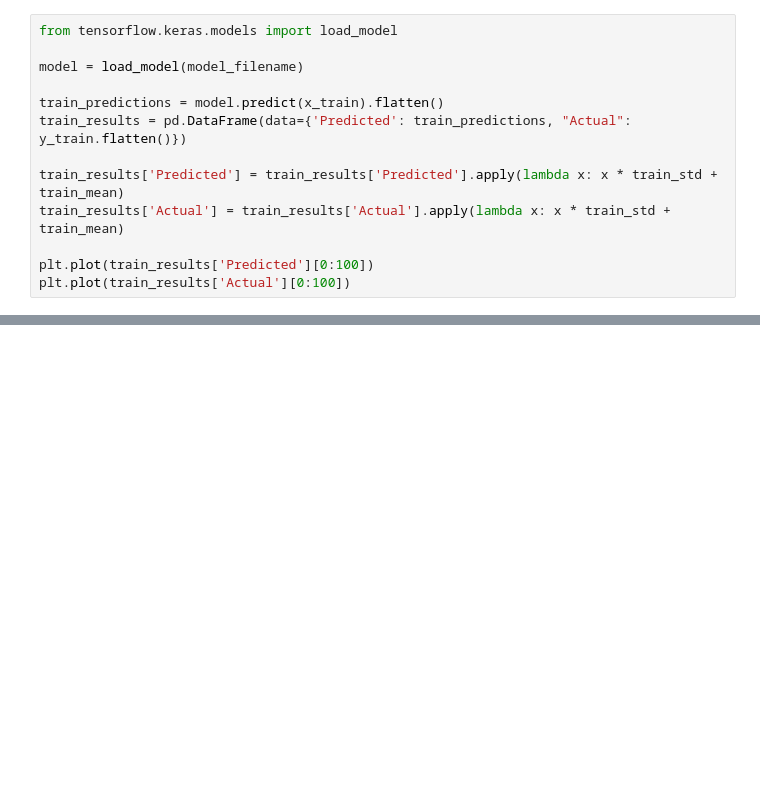
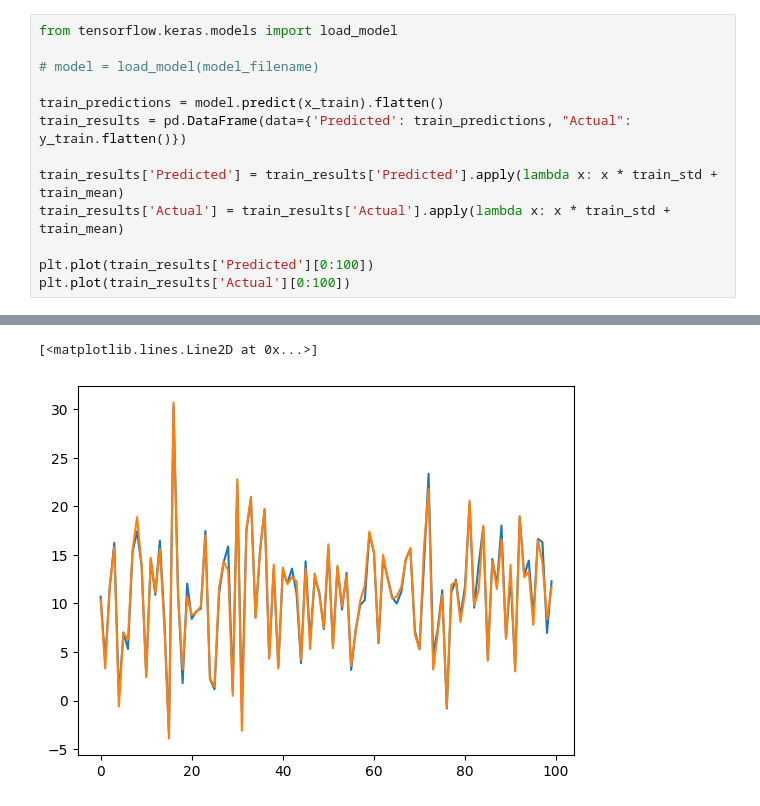
Before and after one commit to DanteLore/simple-prediction, a Jupyter notebook: weather_prediction.ipynb, the cells around one changed output, grey strips where cells are left out. Saved outputs shown, nothing was run; the diff lists cells and outputs as text; blank space fills up the shorter version.

```diff
--- a/weather_prediction.ipynb
+++ b/weather_prediction.ipynb
@@ -151,7 +189,7 @@ Epoch 1/10
 # %%
 from tensorflow.keras.models import load_model
 
-model = load_model(model_filename)
+# model = load_model(model_filename)
 
 train_predictions = model.predict(x_train).flatten()
 train_results = pd.DataFrame(data={'Predicted': train_predictions, "Actual": y_train.flatten()})
@@ -161,3 +199,4 @@ train_results['Actual'] = train_results['Actual'].apply(lambda x: x * train_std
 
 plt.plot(train_results['Predicted'][0:100])
 plt.plot(train_results['Actual'][0:100])
+# %% [output]
@@ -164,2 +206,4 @@ plt.plot(train_results['Actual'][0:100])
+[<matplotlib.lines.Line2D at 0x...>]
+[figure, added]
 # %%
 val_predictions = model.predict(x_test).flatten()
```
Also changed, not shown: parts of 7 cells of this notebook, 1 other file.
